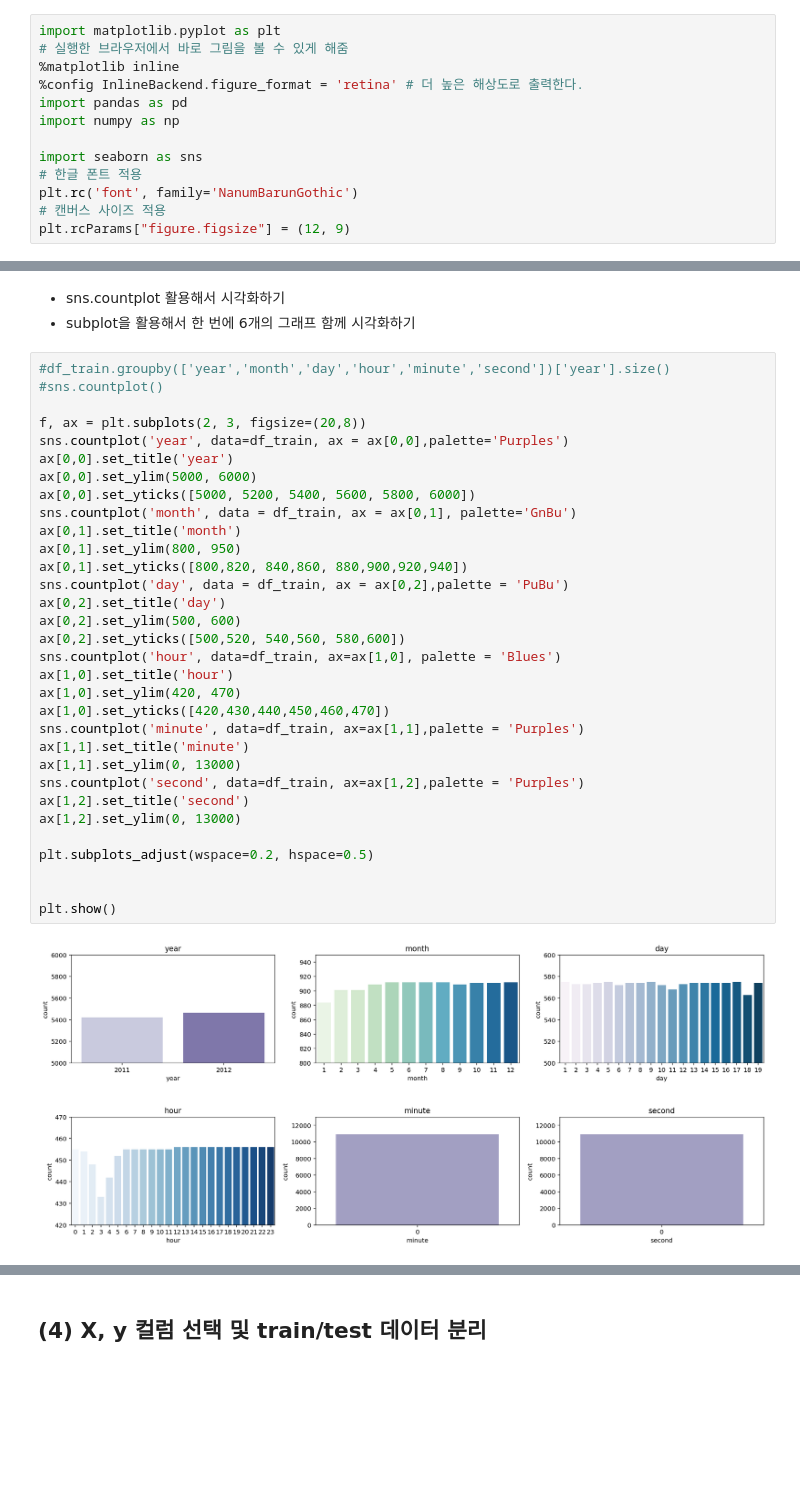
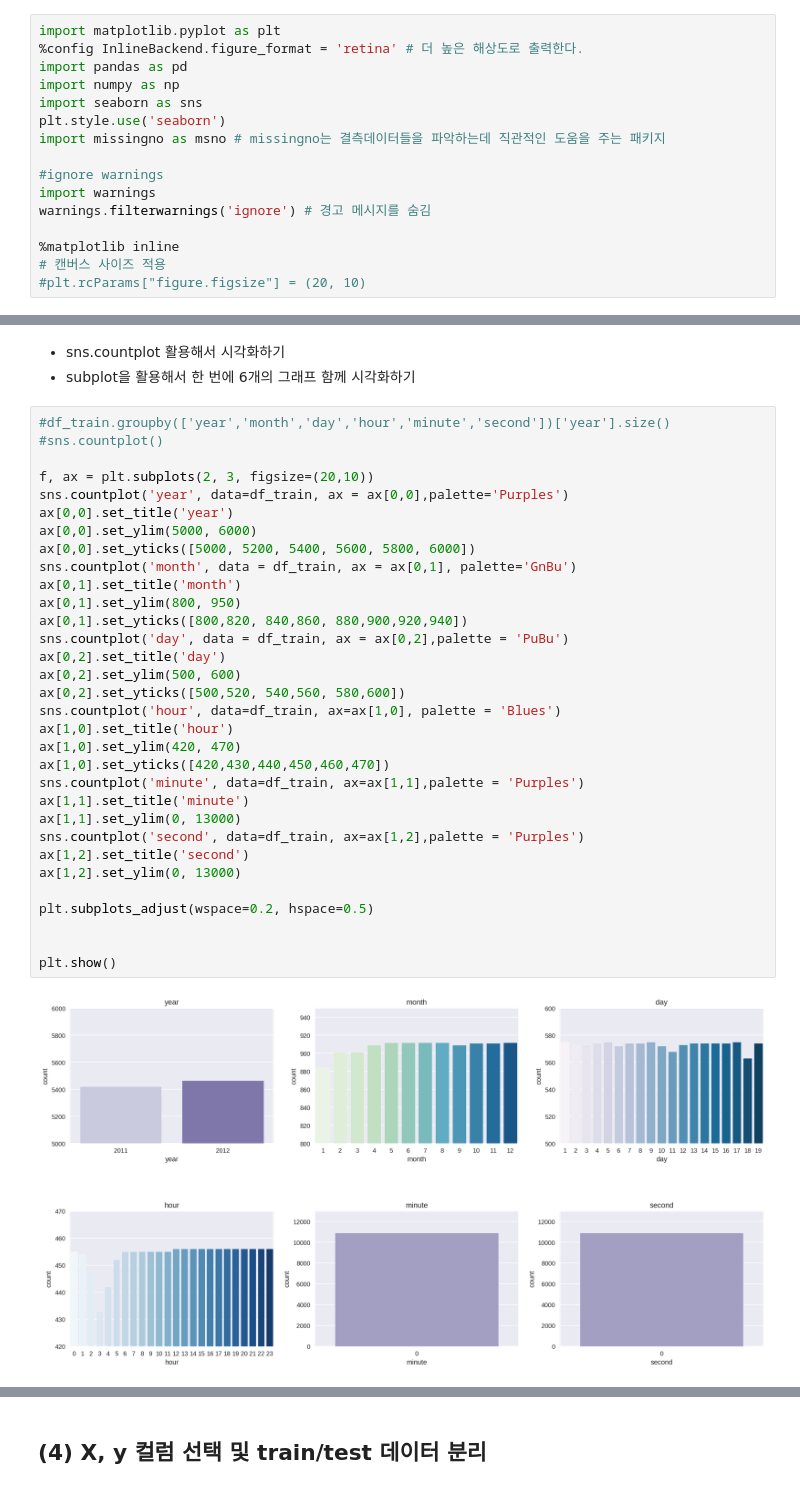
Before and after one commit to itchyfeet-patient/Beautiful-Exploration, a Jupyter notebook: Exploration_2.ipynb, the cells around one changed output, grey strips where cells are left out. Saved outputs shown, nothing was run; the diff lists cells and outputs as text; blank space fills up the shorter version.

```diff
--- a/Exploration_2.ipynb
+++ b/Exploration_2.ipynb
@@ -14,17 +14,20 @@
 # 프로젝트 1 : 손수 설계하는 선형회귀, 당뇨병 수치를 맞춰보자!
 # %%
 import matplotlib.pyplot as plt
-# 실행한 브라우저에서 바로 그림을 볼 수 있게 해줌
-%matplotlib inline
 %config InlineBackend.figure_format = 'retina' # 더 높은 해상도로 출력한다.
 import pandas as pd
 import numpy as np
+import seaborn as sns
+plt.style.use('seaborn')
+import missingno as msno # missingno는 결측데이터들을 파악하는데 직관적인 도움을 주는 패키지
 
-import seaborn as sns
-# 한글 폰트 적용
-plt.rc('font', family='NanumBarunGothic')
+#ignore warnings
+import warnings
+warnings.filterwarnings('ignore') # 경고 메시지를 숨김
+
+%matplotlib inline
 # 캔버스 사이즈 적용
-plt.rcParams["figure.figsize"] = (12, 9)
+#plt.rcParams["figure.figsize"] = (20, 10)
 # %% [markdown]
 ## (1) 데이터 가져오기
 # %% [markdown]
@@ -491,33 +470,33 @@ df_train.head() # 잘 담겨짐
 #df_train.groupby(['year','month','day','hour','minute','second'])['year'].size()
 #sns.countplot()
 
-f, ax = plt.subplots(2, 3, figsize=(20,8))
+f, ax = plt.subplots(2, 3, figsize=(20,10))
 sns.countplot('year', data=df_train, ax = ax[0,0],palette='Purples')
 ax[0,0].set_title('year')
 ax[0,0].set_ylim(5000, 6000)
 ax[0,0].set_yticks([5000, 5200, 5400, 5600, 5800, 6000])
 sns.countplot('month', data = df_train, ax = ax[0,1], palette='GnBu')
 ax[0,1].set_title('month')
 ax[0,1].set_ylim(800, 950)
 ax[0,1].set_yticks([800,820, 840,860, 880,900,920,940])
 sns.countplot('day', data = df_train, ax = ax[0,2],palette = 'PuBu')
 ax[0,2].set_title('day')
 ax[0,2].set_ylim(500, 600)
 ax[0,2].set_yticks([500,520, 540,560, 580,600])
 sns.countplot('hour', data=df_train, ax=ax[1,0], palette = 'Blues')
 ax[1,0].set_title('hour')
 ax[1,0].set_ylim(420, 470)
 ax[1,0].set_yticks([420,430,440,450,460,470])
 sns.countplot('minute', data=df_train, ax=ax[1,1],palette = 'Purples')
 ax[1,1].set_title('minute')
 ax[1,1].set_ylim(0, 13000)
 sns.countplot('second', data=df_train, ax=ax[1,2],palette = 'Purples')
 ax[1,2].set_title('second')
 ax[1,2].set_ylim(0, 13000)
 
 plt.subplots_adjust(wspace=0.2, hspace=0.5)
 
 
 plt.show()
 # %% [output]
-[figure, old version]
+[figure, new version]
```
Also changed, not shown: parts of 60 cells of this notebook.
